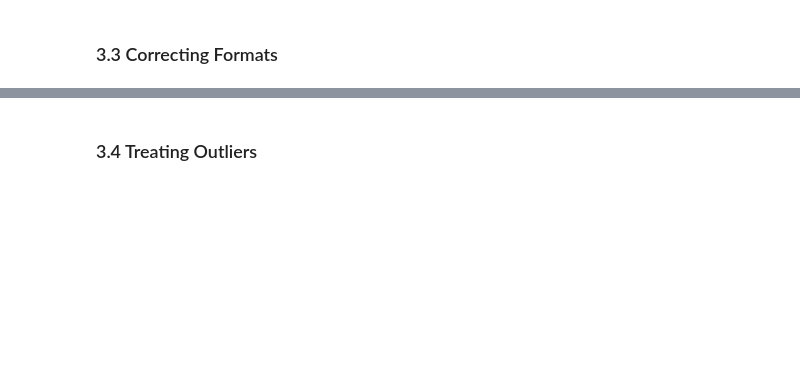
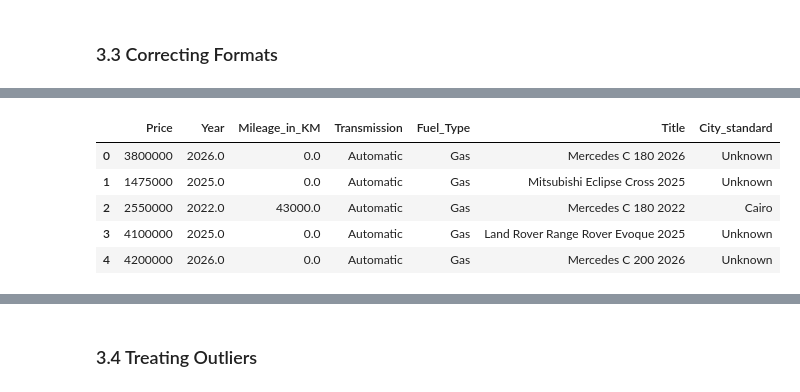
Before and after one commit to AI-0o0/AlexU_DSM_FinalProject, a Jupyter notebook: DataScienceMethodology_Fall2025_Final.ipynb, the cells around one changed output, grey strips where cells are left out. Cells and saved outputs as stored; diff of their text form; code cells hidden in the pictures; blank space fills up the shorter version.

```diff
--- a/DataScienceMethodology_Fall2025_Final.ipynb
+++ b/DataScienceMethodology_Fall2025_Final.ipynb
@@ -22,6 +203,8 @@ df.head()
 ## 2. Dataset Overview and Inspection
 # %% [markdown]
 ### <center style="color:#007ACC;">===== BASIC OVERVIEW =====</center>
+# %%
+df = pd.read_csv('scraped_cars_1-100.csv')
 # %%
 print("Shape:", df.shape)
 print("="*40)
@@ -65,3 +263,2 @@ df.head()
 # %%
-df_cleaned = df.drop(columns=['status','city','state','postal_code','country','county_name','county_fips','listing_history'])
-df_cleaned.head()
+df_cleaned = df.drop_duplicates()
@@ -79,0 +272,5 @@ df_cleaned.head()
+# %%
+df_cleaned = df_cleaned.dropna()
+num_missing = df_cleaned.isnull().sum()
+print("Missing values per column:")
+print(num_missing)
@@ -81,0 +463,11 @@ df_cleaned.head()
+# %%
+#drop unnecessary columns
+df_cleaned = df_cleaned.drop(columns=['City'])
+df_cleaned.head()
+# %% [output]
+|  | Price | Year | Mileage_in_KM | Transmission | Fuel_Type | Title | City_standard |
+| 0 | 3800000 | 2026.0 | 0.0 | Automatic | Gas | Mercedes C 180 2026 | Unknown |
+| 1 | 1475000 | 2025.0 | 0.0 | Automatic | Gas | Mitsubishi Eclipse Cross 2025 | Unknown |
+| 2 | 2550000 | 2022.0 | 43000.0 | Automatic | Gas | Mercedes C 180 2022 | Cairo |
+| 3 | 4100000 | 2025.0 | 0.0 | Automatic | Gas | Land Rover Range Rover Evoque 2025 | Unknown |
+| 4 | 4200000 | 2026.0 | 0.0 | Automatic | Gas | Mercedes C 200 2026 | Unknown |
```
Also changed, not shown: parts of 21 cells of this notebook, 4 other files.
